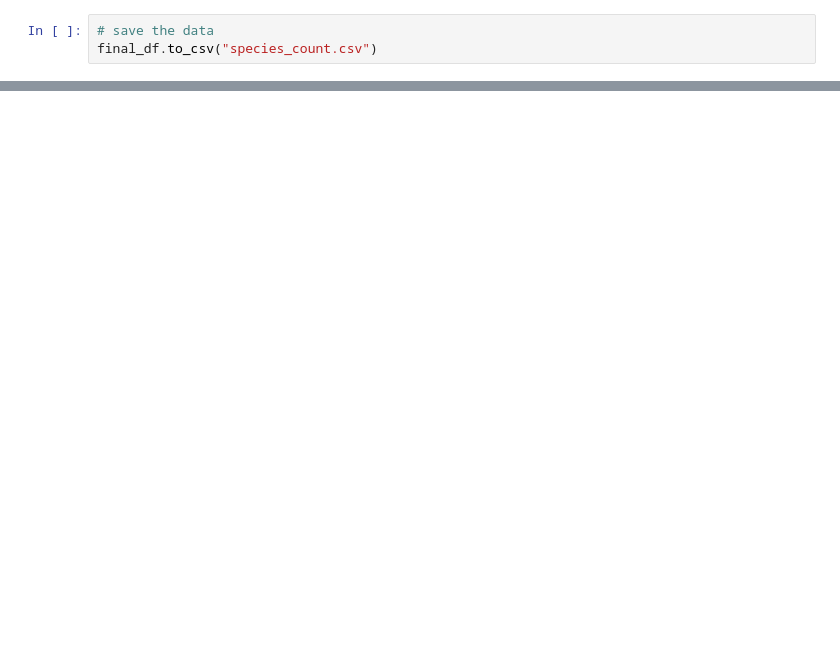
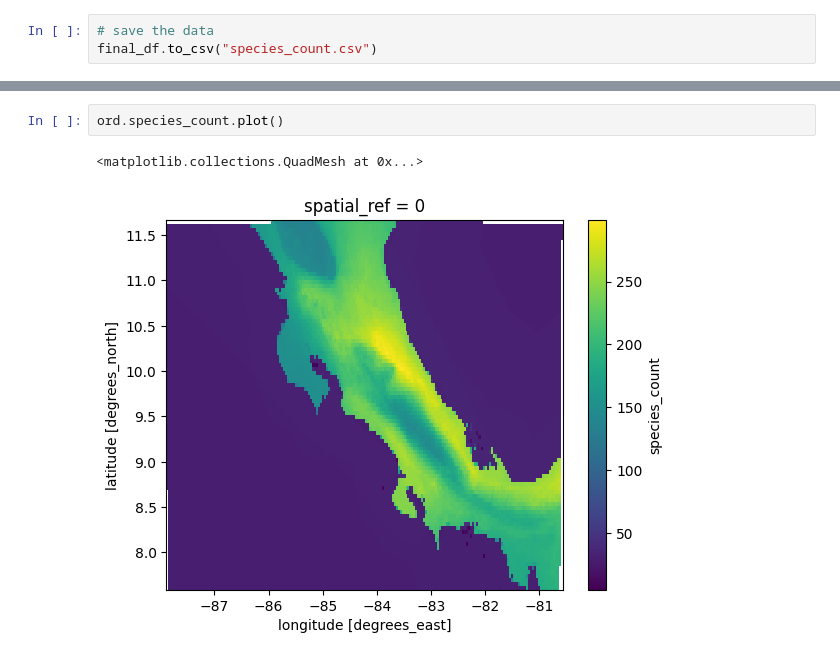
Before and after one commit to HotspotStoplight/HotspotStoplight, a Jupyter notebook: species_count/All Species Count.ipynb, the cells around one changed output, grey strips where cells are left out. Cells and saved outputs as stored; diff of their text form; blank space fills up the shorter version.

```diff
--- a/species_count/All Species Count.ipynb
+++ b/species_count/All Species Count.ipynb
@@ -70,0 +81,5 @@ final_df.to_csv("species_count.csv")
+# %%
+ord.species_count.plot()
+# %% [output]
+<matplotlib.collections.QuadMesh at 0x...>
+[figure, added]
```
Also changed, not shown: parts of 8 cells of this notebook, 3 other files.
